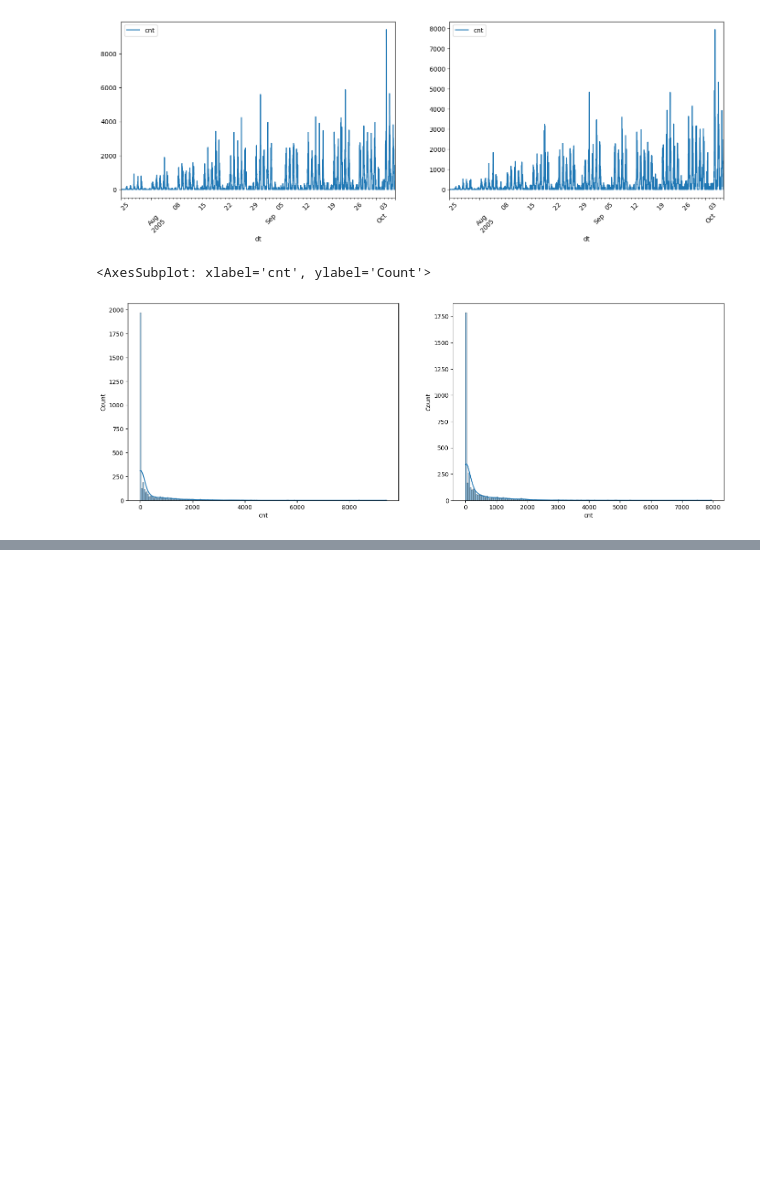
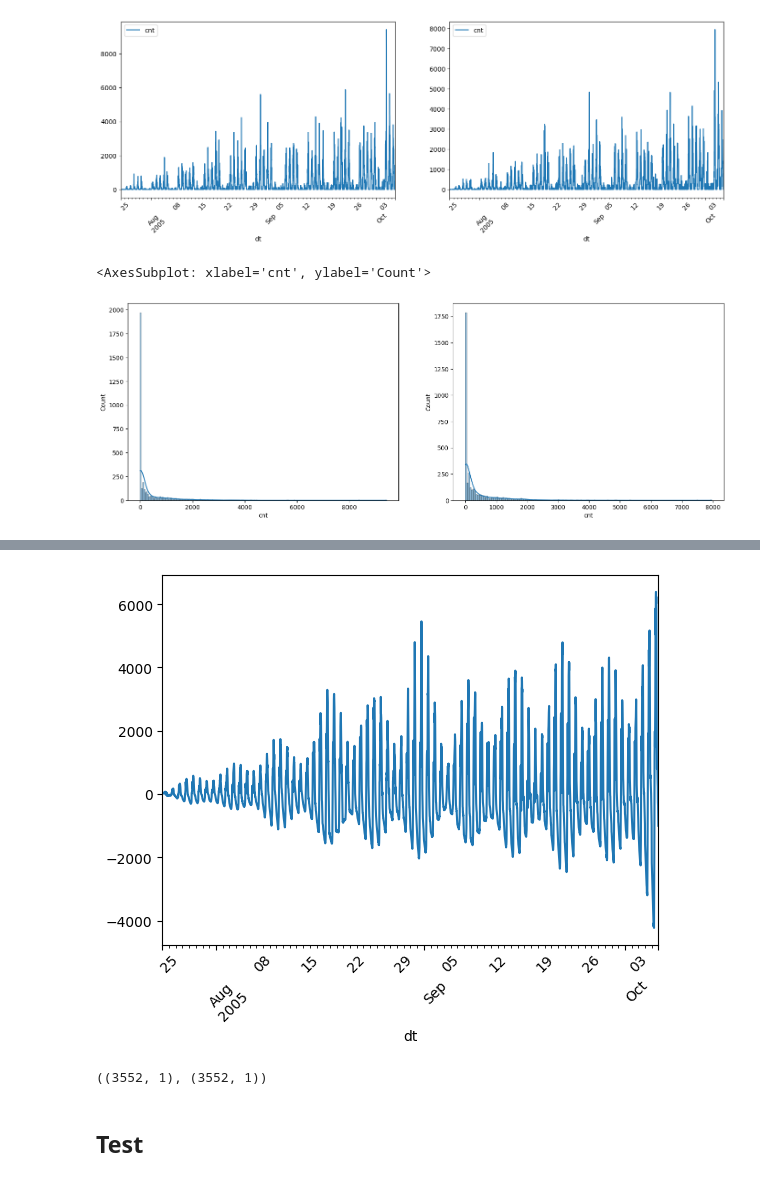
Before and after one commit to daniildiveev/ml-course-shad, a Jupyter notebook: 7th_homework/timeseries-homework.ipynb, the cells around one changed output, grey strips where cells are left out. Cells and saved outputs as stored; diff of their text form; code cells hidden in the pictures; blank space fills up the shorter version.

```diff
--- a/7th_homework/timeseries-homework.ipynb
+++ b/7th_homework/timeseries-homework.ipynb
@@ -184,0 +84,6 @@ counters_test_in
+# %%
+def check_if_event(timestamp) -> int:
+    for i in range(len(events)):
+        if events.iloc[i]['dt_start'] <= timestamp <= events.iloc[i]['dt_end']:
+            return 1
+    return 0
@@ -184,0 +93,8 @@ counters_test_in
+# %%
+train_dataset = pd.DataFrame(columns=['dt', 'seasonal_feature', 'event'])
+
+train_dataset['dt'] = counters_train.index
+train_dataset['seasonal_feature'] = stl_res.seasonal.values
+train_dataset['event'] = train_dataset.dt.apply(check_if_event)
+
+train_dataset = train_dataset.set_index('dt')
@@ -184,0 +111,4 @@ counters_test_in
+# %%
+train_dataset.seasonal_feature.plot(rot=45);
+# %% [output]
+[figure, added]
@@ -184,0 +117,6 @@ counters_test_in
+# %%
+x_train.shape, y_train.shape
+# %% [output]
+((3552, 1), (3552, 1))
+# %% [markdown]
+## Test
```
Also changed, not shown: parts of 44 cells of this notebook.
